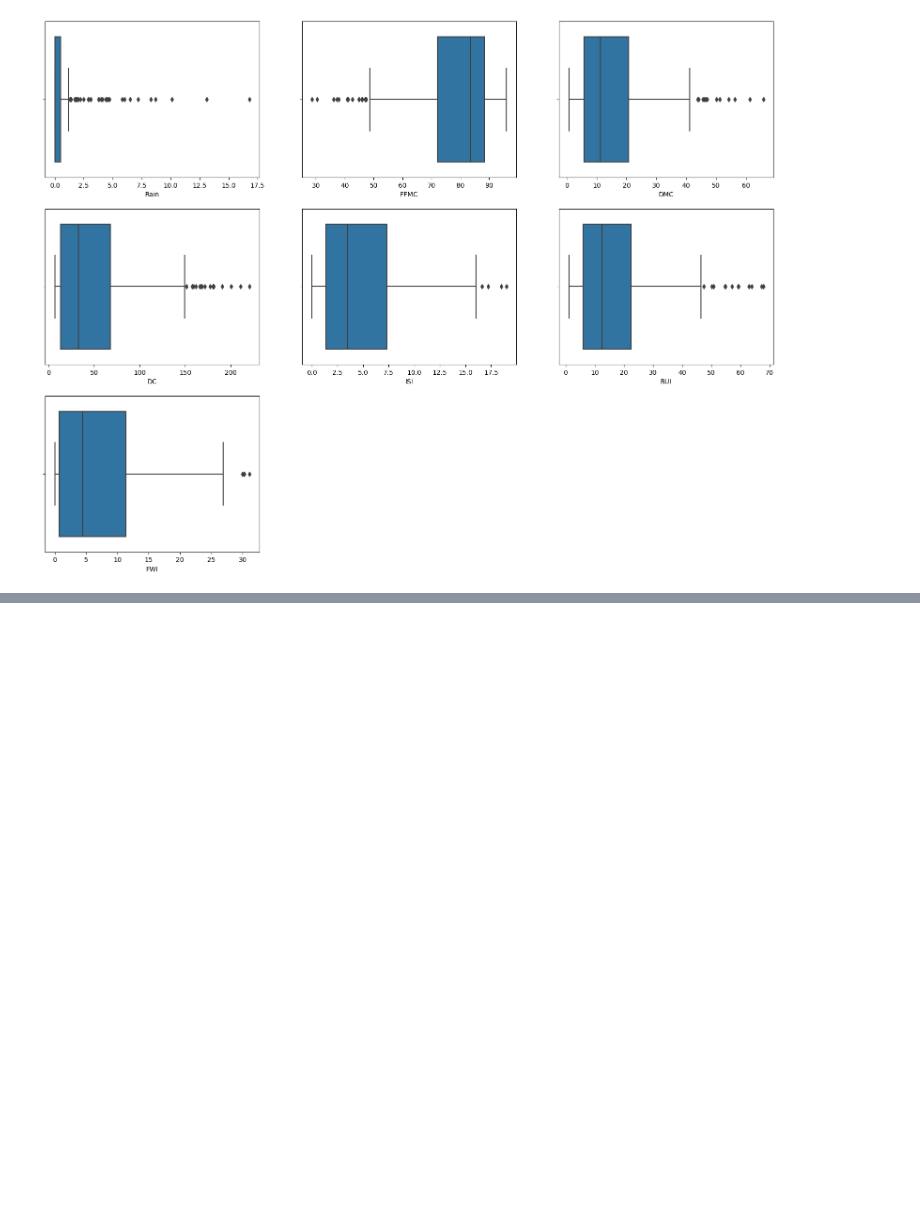
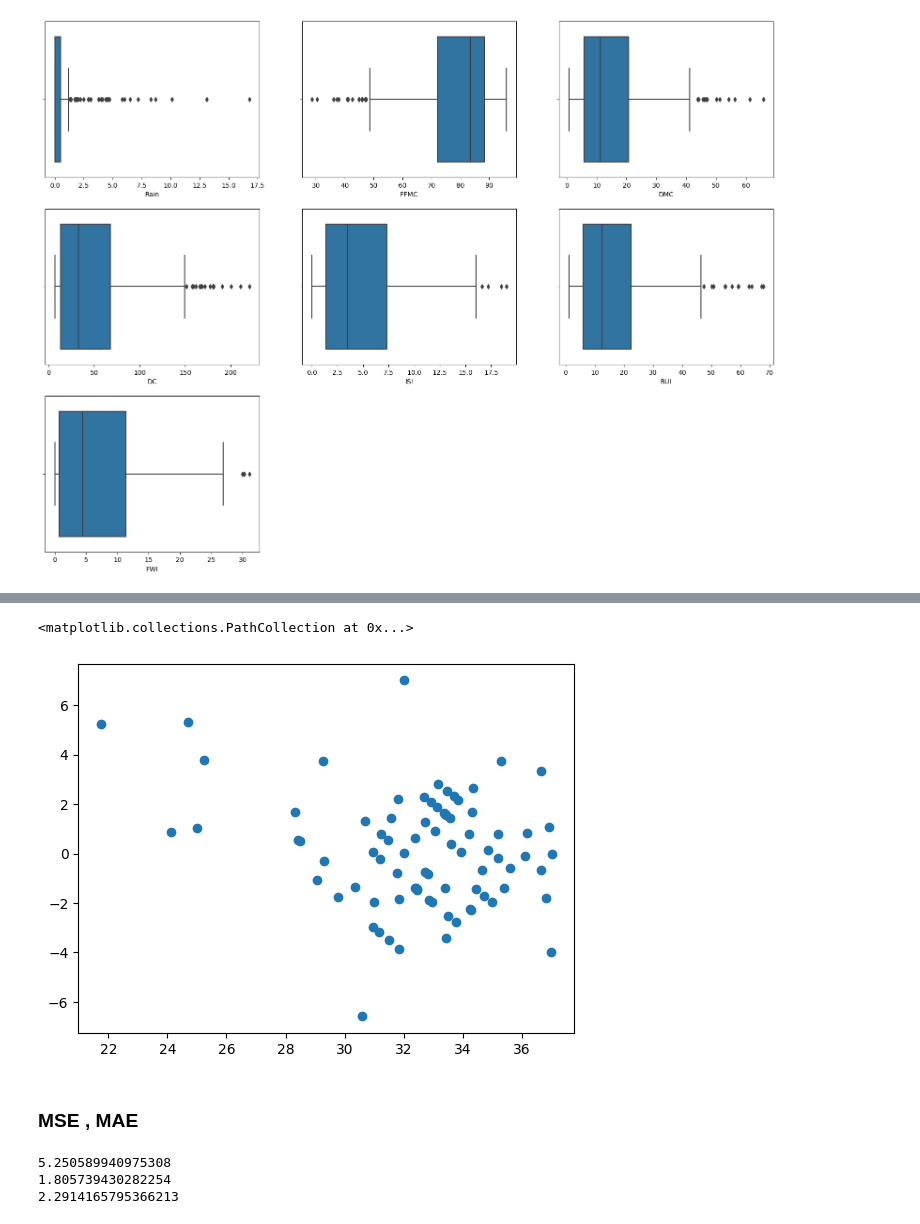
Before and after one commit to Rushi9867/Ineuron_Tasks, a Jupyter notebook: EDA/Algerian_Forest/Algerian_forest.ipynb, the cells around one changed output, grey strips where cells are left out. Cells and saved outputs as stored; diff of their text form; code cells hidden in the pictures; blank space fills up the shorter version.

```diff
--- a/EDA/Algerian_Forest/Algerian_forest.ipynb
+++ b/EDA/Algerian_Forest/Algerian_forest.ipynb
@@ -509,0 +730,17 @@ for i in enumerate(lst):
+# %%
+plt.scatter(reg_pred,residuals)
+# %% [output]
+<matplotlib.collections.PathCollection at 0x...>
+[figure, added]
+# %% [markdown]
+### MSE , MAE
+# %%
+from sklearn.metrics import mean_squared_error
+from sklearn.metrics import mean_absolute_error
+print(mean_squared_error(y_test,reg_pred))
+print(mean_absolute_error(y_test,reg_pred))
+print(np.sqrt(mean_squared_error(y_test,reg_pred)))
+# %% [output]
+5.250589940975308
+1.805739430282254
+2.2914165795366213
```
Also changed, not shown: parts of 47 cells of this notebook, 1 other file.
